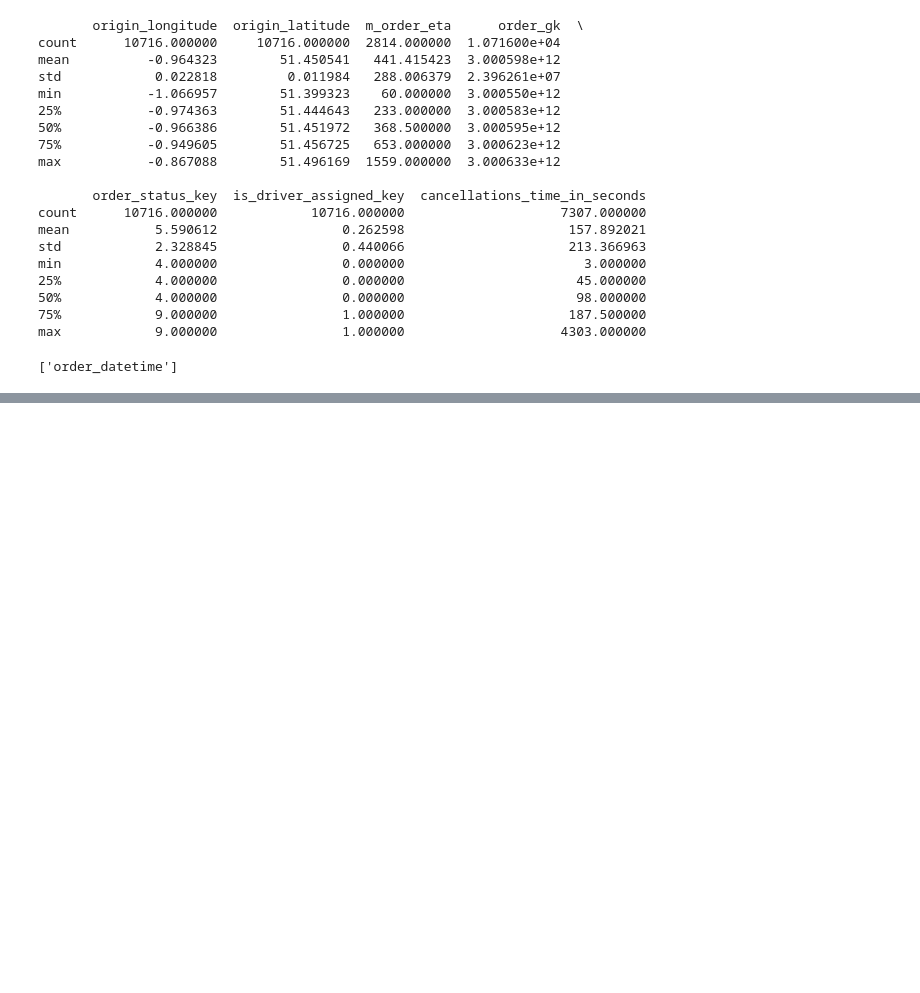
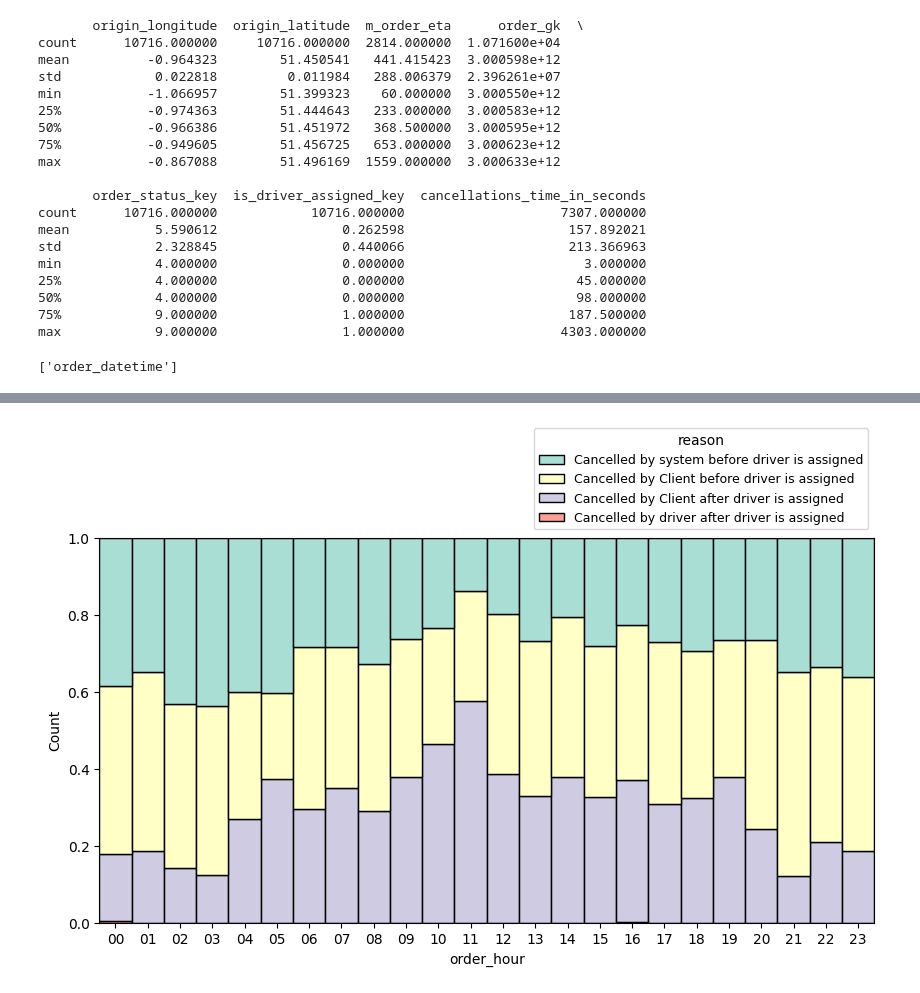
Before and after one commit to J-ZW-Wang/ss_data_project, a Jupyter notebook: Gett_Insights_from_Failed_Orders/Insights from Failed Orders.ipynb, the cells around one changed output, grey strips where cells are left out. Cells and saved outputs as stored; diff of their text form; code cells hidden in the pictures; blank space fills up the shorter version.

```diff
--- a/Gett_Insights_from_Failed_Orders/Insights from Failed Orders.ipynb
+++ b/Gett_Insights_from_Failed_Orders/Insights from Failed Orders.ipynb
@@ -55,0 +118,9 @@ max            9.000000                1.000000                    4303.000000
+# %%
+plt.figure(figsize=(10, 5))
+orders2 = orders2.sort_values("order_datetime")
+ax = sns.histplot(
+    data=orders2, x="order_hour", hue="reason", multiple="fill", palette="Set3"
+)
+sns.move_legend(ax, "upper right", bbox_to_anchor=(1, 1.3), fontsize=9)
+# %% [output]
+[figure, added]
```
Also changed, not shown: parts of 22 cells of this notebook, 1 other file.
